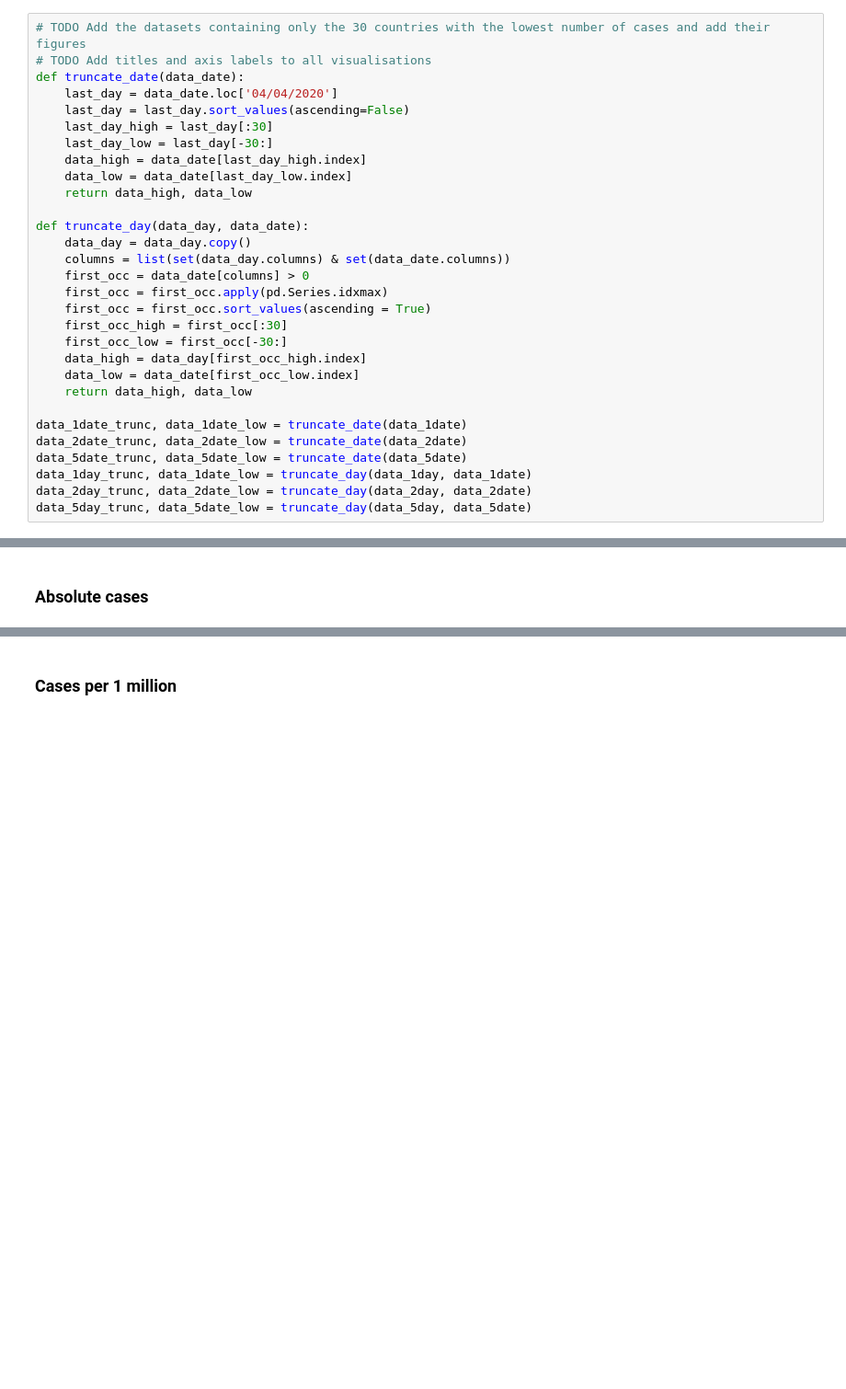
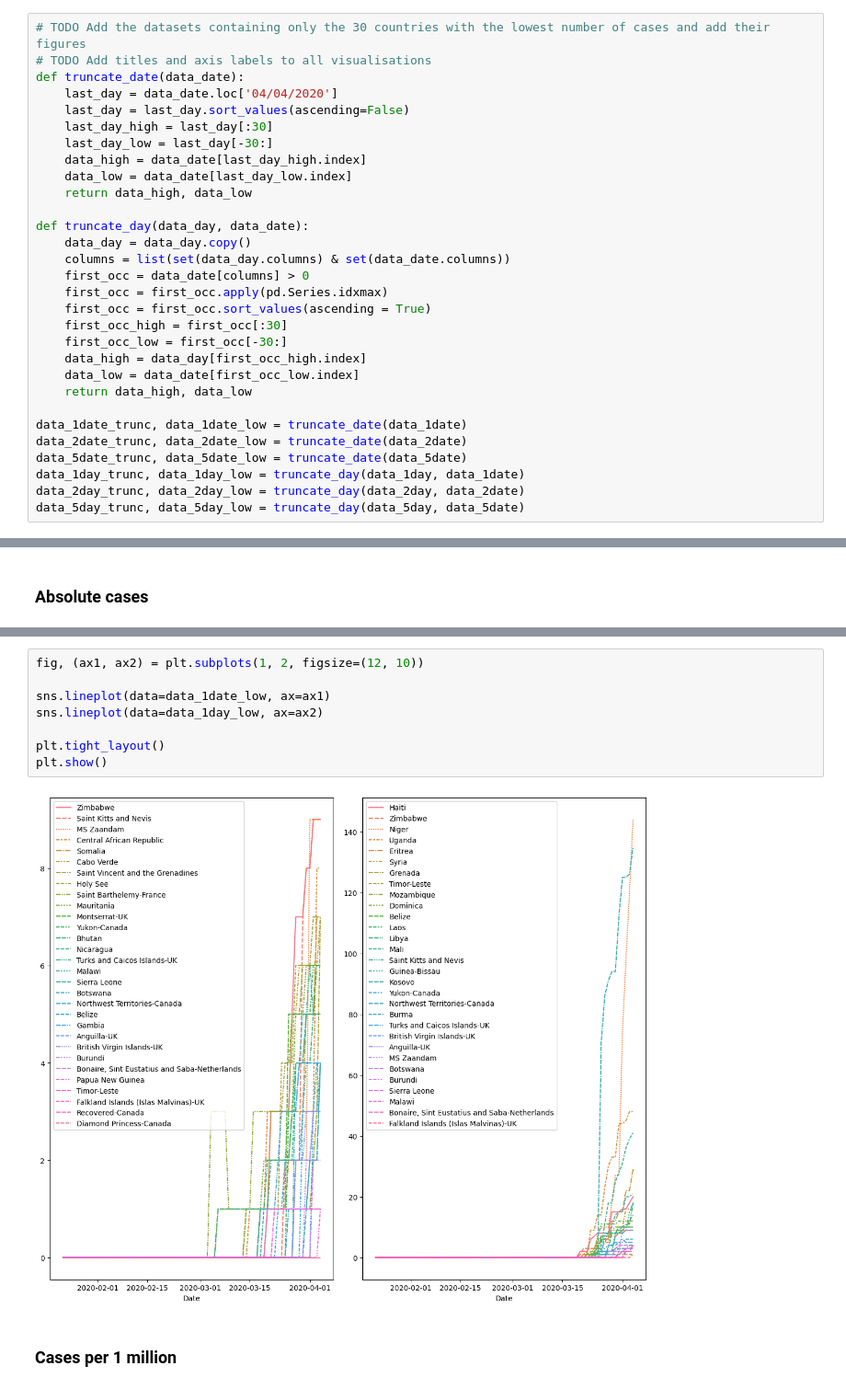
Before and after one commit to SebastianVeuskens/Covid-19-Clustering-Analysis, a Jupyter notebook: scripts/main.ipynb, the cells around one changed output, grey strips where cells are left out. Shown at 92% size. Saved outputs shown, nothing was run; the diff lists cells and outputs as text; blank space fills up the shorter version.

```diff
--- a/scripts/main.ipynb
+++ b/scripts/main.ipynb
@@ -203,9 +203,9 @@ def truncate_day(data_day, data_date):
 data_1date_trunc, data_1date_low = truncate_date(data_1date)
 data_2date_trunc, data_2date_low = truncate_date(data_2date)
 data_5date_trunc, data_5date_low = truncate_date(data_5date)
-data_1day_trunc, data_1date_low = truncate_day(data_1day, data_1date)
-data_2day_trunc, data_2date_low = truncate_day(data_2day, data_2date)
-data_5day_trunc, data_5date_low = truncate_day(data_5day, data_5date)
+data_1day_trunc, data_1day_low = truncate_day(data_1day, data_1date)
+data_2day_trunc, data_2day_low = truncate_day(data_2day, data_2date)
+data_5day_trunc, data_5day_low = truncate_day(data_5day, data_5date)
 # %% [markdown]
 ## Plot Cases
 # %% [markdown]
@@ -227,2 +230,12 @@ plt.show()
+# %%
+fig, (ax1, ax2) = plt.subplots(1, 2, figsize=(12, 10))
+
+sns.lineplot(data=data_1date_low, ax=ax1)
+sns.lineplot(data=data_1day_low, ax=ax2)
+
+plt.tight_layout()
+plt.show()
+# %% [output]
+[figure, added]
 # %% [markdown]
 ### Cases per 1 million
```
Also changed, not shown: parts of 9 cells of this notebook.
